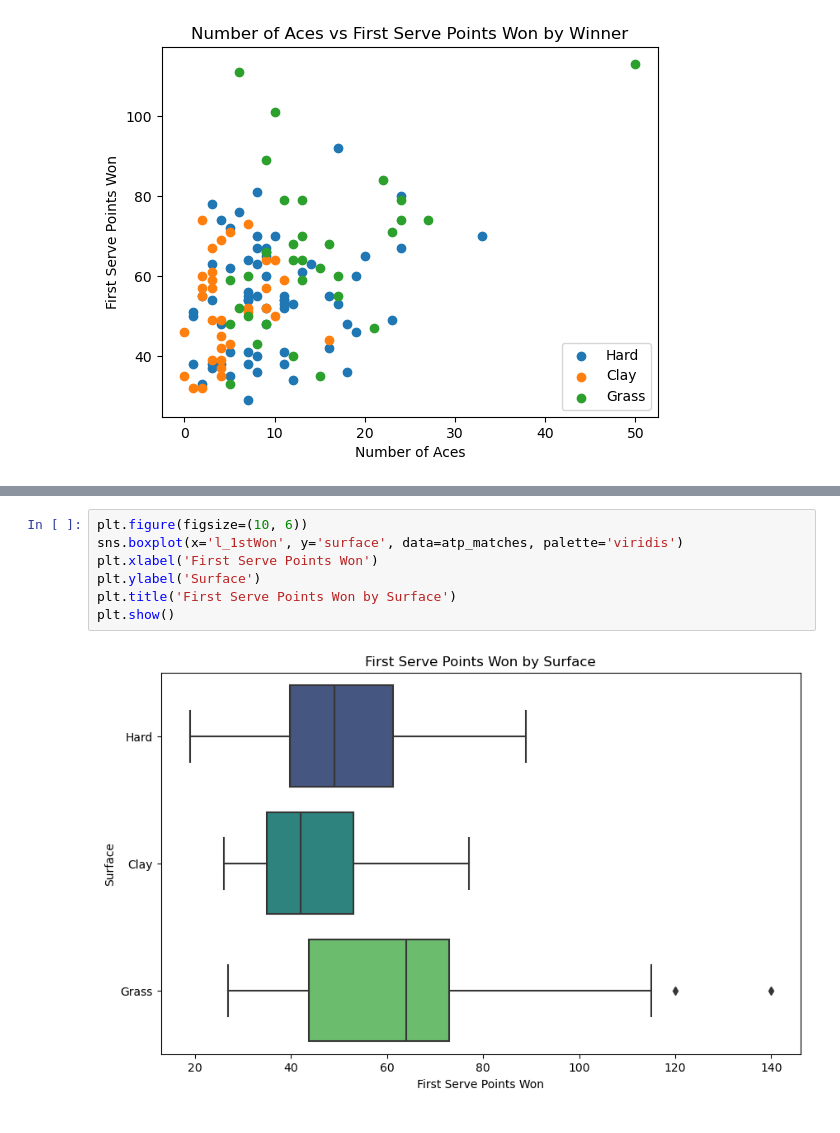
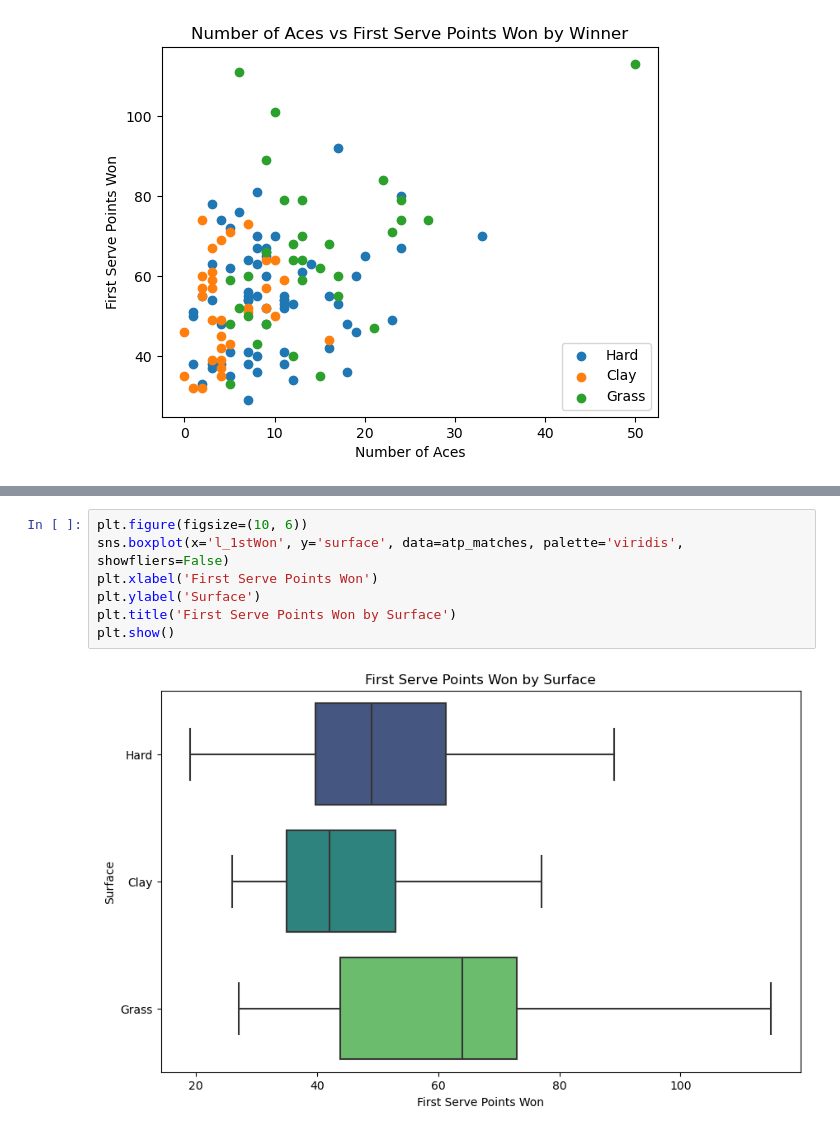
Before and after one commit to yasemitee/SciVIs, a Jupyter notebook: player.ipynb, the cells around one changed output, grey strips where cells are left out. Cells and saved outputs as stored; diff of their text form.

Commit message:
Miglioramento boxplot

```diff
--- a/player.ipynb
+++ b/player.ipynb
@@ -249,9 +249,9 @@ plt.show()
 # %%
 plt.figure(figsize=(10, 6))
-sns.boxplot(x='l_1stWon', y='surface', data=atp_matches, palette='viridis')
+sns.boxplot(x='l_1stWon', y='surface', data=atp_matches, palette='viridis', showfliers=False)
 plt.xlabel('First Serve Points Won')
 plt.ylabel('Surface')
 plt.title('First Serve Points Won by Surface')
 plt.show()
 # %% [output]
-[figure, old version]
+[figure, new version]
```
Also changed, not shown: parts of 2 cells of this notebook.
